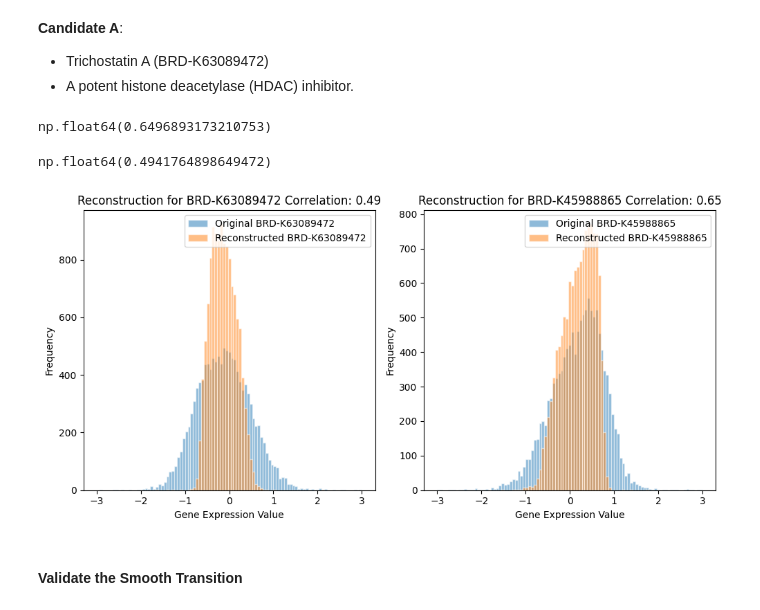
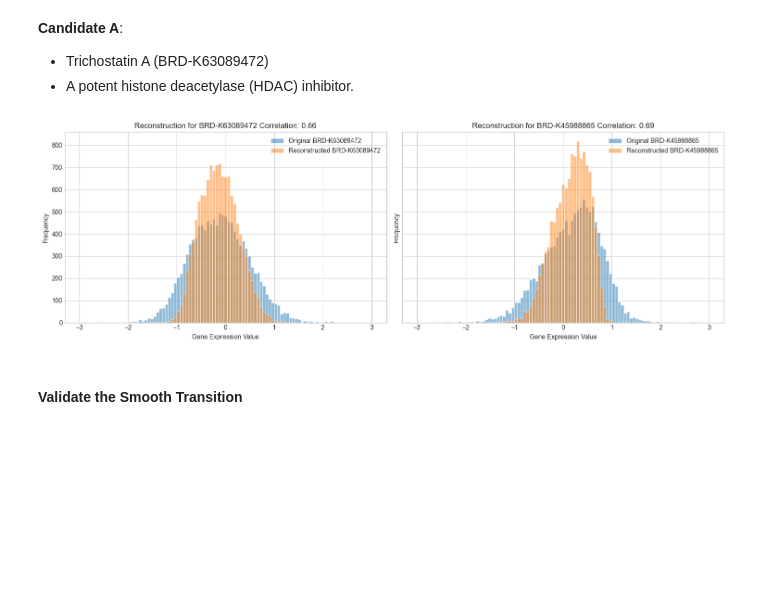
Before and after one commit to Djtrainer/cancer_research, a Jupyter notebook: notebooks/drug_induced_gene_expression_prediction.ipynb, the cells around one changed output. Saved outputs shown, nothing was run; the diff lists cells and outputs as text; code cells hidden in the pictures; blank space fills up the shorter version.

```diff
--- a/notebooks/drug_induced_gene_expression_prediction.ipynb
+++ b/notebooks/drug_induced_gene_expression_prediction.ipynb
@@ -842,9 +842,7 @@ class CVAE(torch.nn.Module):
 
         return x_reconstructed, mu, logvar
 # %%
-def vae_loss_function(recon_x, x, mu, log_var, latent_dim, beta=1.0):
-    # Target 0.02 bits of information per latent dimension before penalizing
-    free_bits_per_dim = 0.002
+def vae_loss_function(recon_x, x, mu, log_var, latent_dim, beta=1.0, recon_weight=100, free_bits_per_dim=0.02):
 
     recon_loss = nn.functional.mse_loss(recon_x, x, reduction="mean")
 
@@ -853,9 +851,10 @@ def vae_loss_function(recon_x, x, mu, log_var, latent_dim, beta=1.0):
     # Normalize KL divergence by batch size
     kl_div /= x.size(0)
 
+    # Target 0.02 bits of information per latent dimension before penalizing
     kl_div = torch.clamp(kl_div, min=free_bits_per_dim * latent_dim)
 
-    return recon_loss + beta * kl_div, recon_loss, kl_div
+    return recon_loss * recon_weight + beta * kl_div, recon_loss, kl_div
 # %%
 NUM_EPOCHS = 30  # Number of epochs for training
 
@@ -863,17 +862,16 @@ NUM_EPOCHS = 30  # Number of epochs for training
 model = CVAE(
     expression_dim=df_averaged.shape[0],  # Number of genes
     condition_dim=2048,  # Fingerprint size
-    hidden_dim=128,  # Hidden dimension for the encoder and decoder
-    latent_dim=16,  # Latent space dimension
+    hidden_dim=1024,  # Hidden dimension for the encoder and decoder
+    latent_dim=128,  # Latent space dimension
     num_encoder_layers=0,  # Number of layers in the encoder
-    encoder_dropout_rate=0.1,  # Dropout rate for the encoder
+    encoder_dropout_rate=0.2,  # Dropout rate for the encoder
     num_decoder_layers=0,  # Number of layers in the decoder
     condition_emb_dim=64,  # Embedding dimension for the condition (fingerprint)
-    decoder_dropout_rate=0.1,  # Dropout rate for the decoder
+    decoder_dropout_rate=0.2,  # Dropout rate for the decoder
 )
 
 optimizer = torch.optim.Adam(model.parameters(), lr=1e-4, weight_decay=1e-5)
-scheduler = ReduceLROnPlateau(optimizer, "min", patience=5, factor=0.5)
 device = torch.device("cuda" if torch.cuda.is_available() else "cpu")
 model = model.to(device)
 
@@ -894,9 +892,9 @@ best_val_loss = float("inf")  # Initialize best validation loss to infinity
 # Training loop
 for epoch in range(1, NUM_EPOCHS + 1):
     total_loss = 0.0
-    # Start with beta=0 and gradually increase to 4.0 over all epochs
-    # beta = min(1.0, (epoch / 100) * 1.0)
-    beta = 0.0
+    # Start with beta=0 and gradually increase to 0.1 over all epochs
+    beta = (epoch / NUM_EPOCHS) * 0.01
+    # beta = 0.01
     train_loss, train_recon, train_kl = 0, 0, 0
 
     pbar_train = tqdm(train_loader, desc=f"Epoch {epoch}/{NUM_EPOCHS}")
@@ -917,6 +915,7 @@ for epoch in range(1, NUM_EPOCHS + 1):
         )
 
         loss.backward()
+        torch.nn.utils.clip_grad_norm_(model.parameters(), max_norm=1.0)
         optimizer.step()
 
         train_loss += loss.item()
@@ -928,6 +927,7 @@ for epoch in range(1, NUM_EPOCHS + 1):
             f"Total Train Loss: {train_loss / len(train_loader):.4f} | "
             f"Train Reconstruction Loss: {train_recon / len(train_loader):.4f} | "
             f"Train KL Divergence: {train_kl / len(train_loader):.4f} | "
+            f"Beta: {beta:.4f}"
         )
 
     model.eval()
@@ -960,9 +960,6 @@ for epoch in range(1, NUM_EPOCHS + 1):
         best_val_loss = val_loss / len(val_loader)
         torch.save(model.state_dict(), model_save_path)
 
-    # Step the scheduler based on the validation loss
-    # scheduler.step(val_loss/len(val_loader))
-
     avg_train_loss = train_loss / len(train_loader)
     avg_val_loss = val_loss / len(val_loader)
 
@@ -1055,19 +1053,5 @@ recon_b, mu_b, log_var_b = model(expression_b, condition_b)
-# %%
-np.corrcoef(
-    recon_b.cpu().detach().numpy().flatten(),
-    expression_b.cpu().detach().numpy().flatten(),
-)[0, 1]
-# %% [output]
-np.float64(0.6496893173210753)
-# %%
-np.corrcoef(
-    recon_a.cpu().detach().numpy().flatten(),
-    expression_a.cpu().detach().numpy().flatten(),
-)[0, 1]
-# %% [output]
-np.float64(0.4941764898649472)
 # %%
-_, axes = plt.subplots(1, 2, figsize=(10, 5))
+_, axes = plt.subplots(1, 2, figsize=(15, 5), sharey=True)
 
 axes[0].hist(
     expression_a.detach().numpy().flatten(),
@@ -1086,34 +1070,34 @@ axes[0].hist(
 
 axes[1].hist(
     expression_b.detach().numpy().flatten(),
     bins=np.linspace(-3, 3, 100),
     alpha=0.5,
     label=f"Original {pert_id_b}",
     edgecolor="white",
 )
 axes[1].hist(
     recon_b.detach().numpy().flatten(),
     bins=np.linspace(-3, 3, 100),
     alpha=0.5,
     label=f"Reconstructed {pert_id_b}",
     edgecolor="white",
 )
 axes[0].set_title(
     f"Reconstruction for {pert_id_a} Correlation: {np.corrcoef(recon_a.cpu().detach().numpy().flatten(), expression_a.cpu().detach().numpy().flatten())[0, 1]:.2f}"
 )
 axes[0].set_xlabel("Gene Expression Value")
 axes[0].set_ylabel("Frequency")
 axes[0].legend()
 
 axes[1].set_title(
     f"Reconstruction for {pert_id_b} Correlation: {np.corrcoef(recon_b.cpu().detach().numpy().flatten(), expression_b.cpu().detach().numpy().flatten())[0, 1]:.2f}"
 )
 axes[1].set_xlabel("Gene Expression Value")
 axes[1].set_ylabel("Frequency")
 axes[1].legend()
 plt.tight_layout()
 # %% [output]
-[figure, old version]
+[figure, new version]
 # %% [markdown]
 #### Validate the Smooth Transition
 # %%
```
Also changed, not shown: parts of 11 cells of this notebook.
